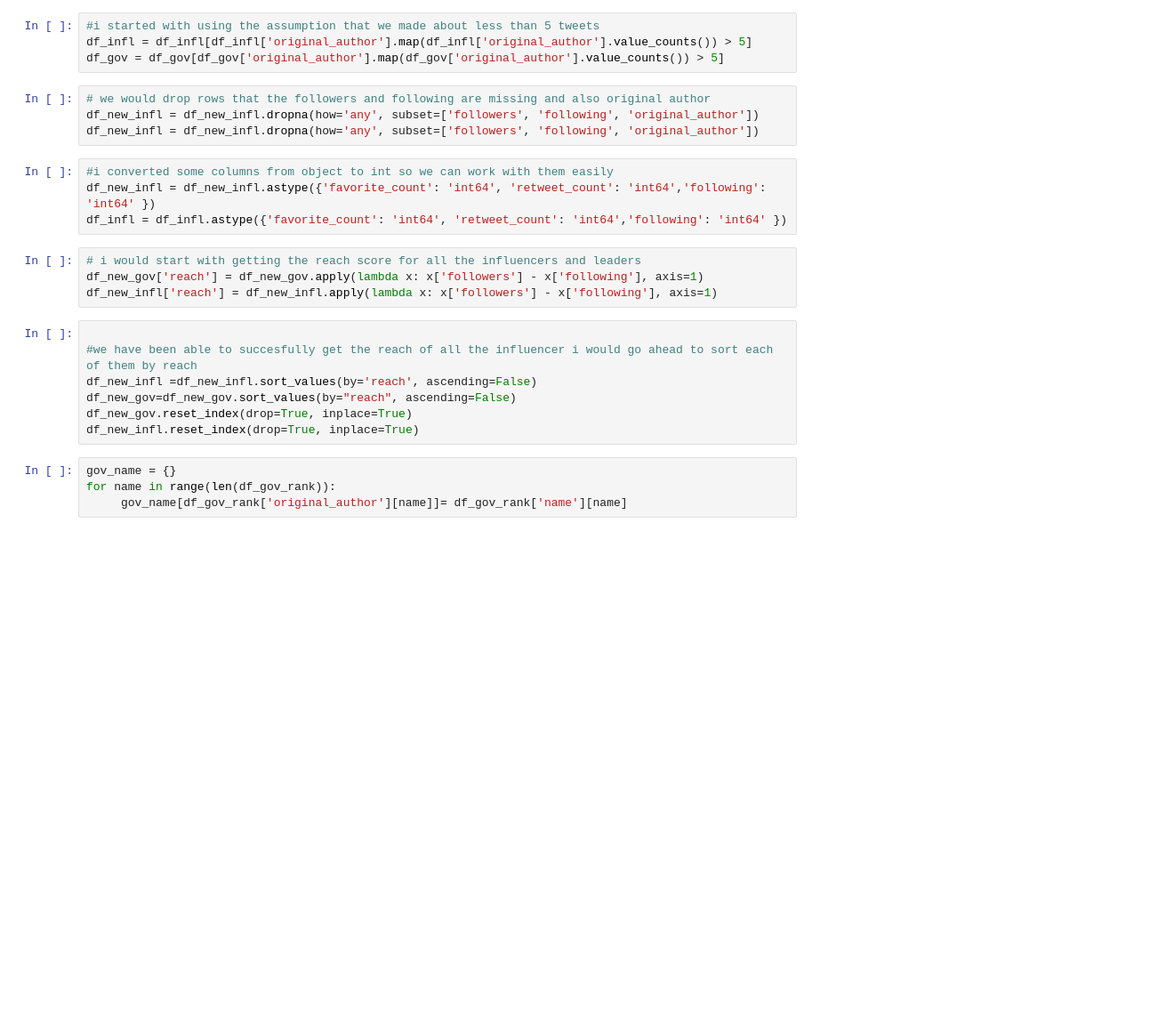
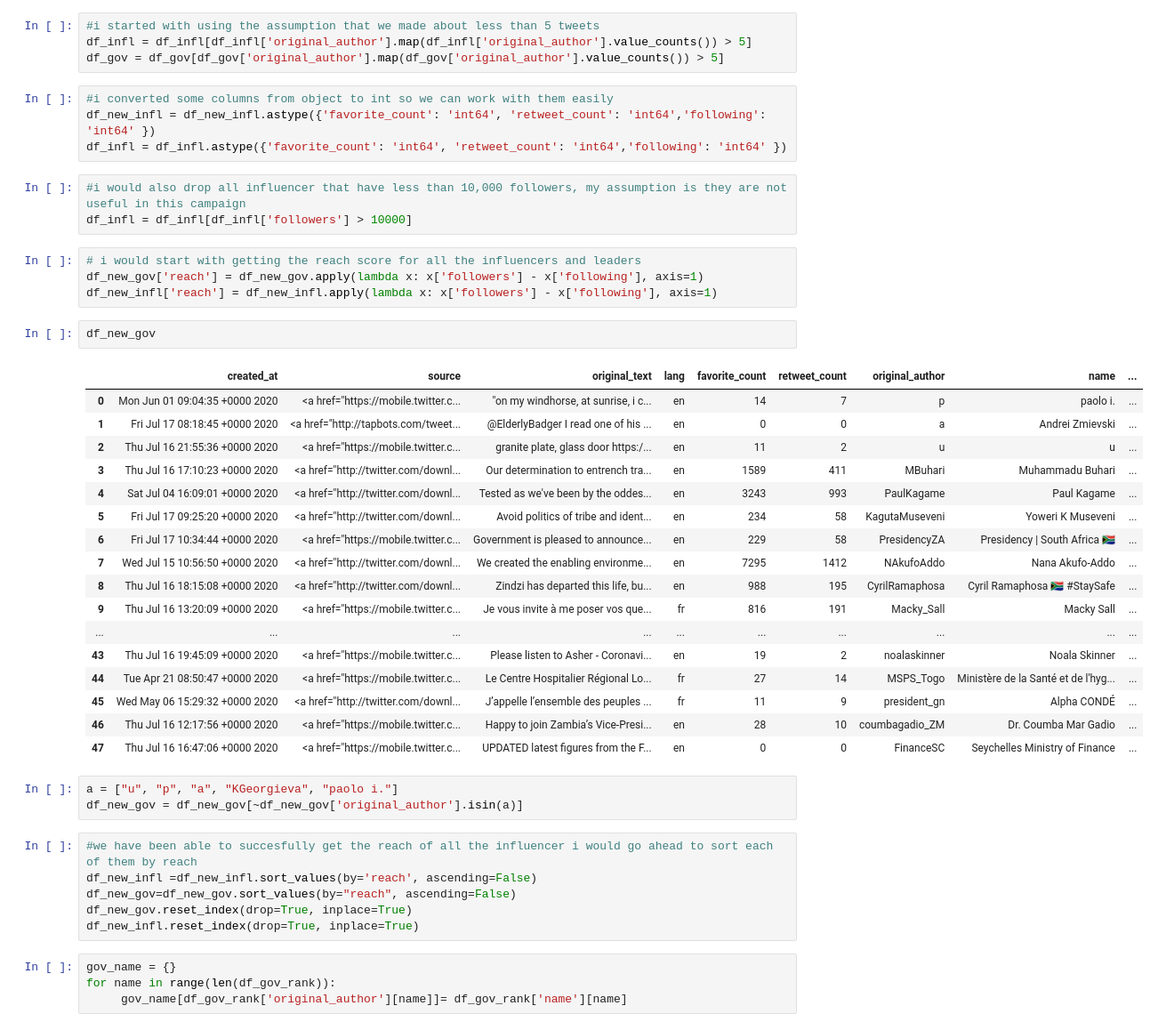
Before and after one commit to dmarinere/NikeCampaign, a Jupyter notebook: Nike_Campaign_Contd.ipynb, the cells around one changed output. Shown: that part at 89% size. Cells and saved outputs as stored; diff of their text form; blank space fills up the shorter version.

```diff
--- a/Nike_Campaign_Contd.ipynb
+++ b/Nike_Campaign_Contd.ipynb
@@ -19,20 +17,41 @@ df_new_infl.reset_index(drop=True, inplace=True)
 #i started with using the assumption that we made about less than 5 tweets
 df_infl = df_infl[df_infl['original_author'].map(df_infl['original_author'].value_counts()) > 5]
 df_gov = df_gov[df_gov['original_author'].map(df_gov['original_author'].value_counts()) > 5]
-# %%
-# we would drop rows that the followers and following are missing and also original author
-df_new_infl = df_new_infl.dropna(how='any', subset=['followers', 'following', 'original_author'])
-df_new_infl = df_new_infl.dropna(how='any', subset=['followers', 'following', 'original_author'])
 # %%
 #i converted some columns from object to int so we can work with them easily
 df_new_infl = df_new_infl.astype({'favorite_count': 'int64', 'retweet_count': 'int64','following': 'int64' })
 df_infl = df_infl.astype({'favorite_count': 'int64', 'retweet_count': 'int64','following': 'int64' })
+# %%
+#i would also drop all influencer that have less than 10,000 followers, my assumption is they are not useful in this campaign
+df_infl = df_infl[df_infl['followers'] > 10000]
 # %%
 # i would start with getting the reach score for all the influencers and leaders
 df_new_gov['reach'] = df_new_gov.apply(lambda x: x['followers'] - x['following'], axis=1)
 df_new_infl['reach'] = df_new_infl.apply(lambda x: x['followers'] - x['following'], axis=1)
+# %%
+df_new_gov
+# %% [output]
+|  | created_at | source | original_text | lang | favorite_count | retweet_count | original_author | name | ... |
+| 0 | Mon Jun 01 09:04:35 +0000 2020 | <a href="https://mobile.twitter.c... | "on my windhorse, at sunrise, i c... | en | 14 | 7 | p | paolo i. | ... |
+| 1 | Fri Jul 17 08:18:45 +0000 2020 | <a href="http://tapbots.com/tweet... | @ElderlyBadger I read one of his ... | en | 0 | 0 | a | Andrei Zmievski | ... |
+| 2 | Thu Jul 16 21:55:36 +0000 2020 | <a href="https://mobile.twitter.c... | granite plate, glass door https:/... | en | 11 | 2 | u | u | ... |
+| 3 | Thu Jul 16 17:10:23 +0000 2020 | <a href="http://twitter.com/downl... | Our determination to entrench tra... | en | 1589 | 411 | MBuhari | Muhammadu Buhari | ... |
+| 4 | Sat Jul 04 16:09:01 +0000 2020 | <a href="http://twitter.com/downl... | Tested as we've been by the oddes... | en | 3243 | 993 | PaulKagame | Paul Kagame | ... |
+| 5 | Fri Jul 17 09:25:20 +0000 2020 | <a href="http://twitter.com/downl... | Avoid politics of tribe and ident... | en | 234 | 58 | KagutaMuseveni | Yoweri K Museveni | ... |
+| 6 | Fri Jul 17 10:34:44 +0000 2020 | <a href="https://mobile.twitter.c... | Government is pleased to announce... | en | 229 | 58 | PresidencyZA | Presidency | South Africa 🇿🇦 | ... |
+| 7 | Wed Jul 15 10:56:50 +0000 2020 | <a href="http://twitter.com/downl... | We created the enabling environme... | en | 7295 | 1412 | NAkufoAddo | Nana Akufo-Addo | ... |
+| 8 | Thu Jul 16 18:15:08 +0000 2020 | <a href="http://twitter.com/downl... | Zindzi has departed this life, bu... | en | 988 | 195 | CyrilRamaphosa | Cyril Ramaphosa 🇿🇦 #StaySafe | ... |
+| 9 | Thu Jul 16 13:20:09 +0000 2020 | <a href="https://mobile.twitter.c... | Je vous invite à me poser vos que... | fr | 816 | 191 | Macky_Sall | Macky Sall | ... |
+| ... | ... | ... | ... | ... | ... | ... | ... | ... | ... |
+| 43 | Thu Jul 16 19:45:09 +0000 2020 | <a href="https://mobile.twitter.c... | Please listen to Asher - Coronavi... | en | 19 | 2 | noalaskinner | Noala Skinner | ... |
+| 44 | Tue Apr 21 08:50:47 +0000 2020 | <a href="https://mobile.twitter.c... | Le Centre Hospitalier Régional Lo... | fr | 27 | 14 | MSPS_Togo | Ministère de la Santé et de l'hyg... | ... |
+| 45 | Wed May 06 15:29:32 +0000 2020 | <a href="http://twitter.com/downl... | J’appelle l’ensemble des peuples ... | fr | 11 | 9 | president_gn | Alpha CONDÉ | ... |
+| 46 | Thu Jul 16 12:17:56 +0000 2020 | <a href="https://mobile.twitter.c... | Happy to join Zambia’s Vice-Presi... | en | 28 | 10 | coumbagadio_ZM | Dr. Coumba Mar Gadio | ... |
+| 47 | Thu Jul 16 16:47:06 +0000 2020 | <a href="https://mobile.twitter.c... | UPDATED latest figures from the F... | en | 0 | 0 | FinanceSC | Seychelles Ministry of Finance | ... |
+# %%
+a = ["u", "p", "a", "KGeorgieva", "paolo i."]
+df_new_gov = df_new_gov[~df_new_gov['original_author'].isin(a)]
 # %%
-
 #we have been able to succesfully get the reach of all the influencer i would go ahead to sort each of them by reach
 df_new_infl =df_new_infl.sort_values(by='reach', ascending=False)
 df_new_gov=df_new_gov.sort_values(by="reach", ascending=False)
```
Also changed, not shown: parts of 3 cells of this notebook.
